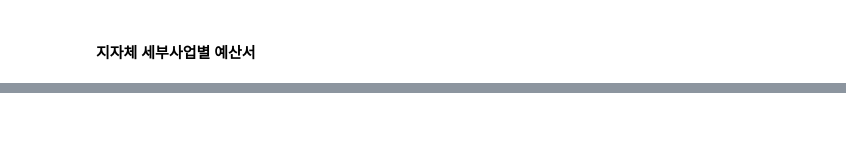
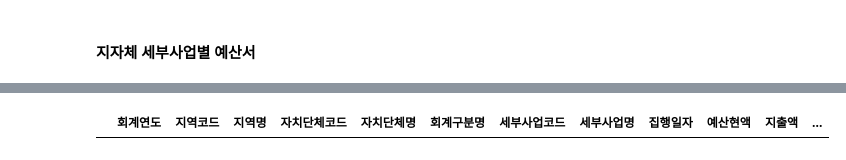
Before and after one commit to kkwann/mido_project, a Jupyter notebook: Data_preprocessing.ipynb, the cells around one changed output, grey strips where cells are left out. Saved outputs shown, nothing was run; the diff lists cells and outputs as text; code cells hidden in the pictures; blank space fills up the shorter version.

```diff
--- a/Data_preprocessing.ipynb
+++ b/Data_preprocessing.ipynb
@@ -153,3 +173,11 @@ budget_df_ytday = get_dataframe_from_bigquery('budget','budget_df_0' + ytday,big
+# %%
+# 새로 추가된 사업
+budget_df_new_temp1 = budget_df_today[~budget_df_today['세부사업코드'].isin(budget_df_ytday['세부사업코드'])].reset_index(drop=True).reset_index(drop=True)
+budget_df_new_temp2 = budget_df_today[~budget_df_today['세부사업명'].isin(budget_df_ytday['세부사업명'])].reset_index(drop=True).reset_index(drop=True)
+budget_df_new = pd.concat([budget_df_new_temp1,budget_df_new_temp2],axis=0).reset_index(drop=True)
+budget_df_new
+# %% [output]
+|  | 회계연도 | 지역코드 | 지역명 | 자치단체코드 | 자치단체명 | 회계구분명 | 세부사업코드 | 세부사업명 | 집행일자 | 예산현액 | 지출액 | ... |
 # %%
 # 사업명 전처리
 budget_df_today['세부사업명_re'] = budget_df_today['세부사업명'].apply(clean_text)
```
Also changed, not shown: parts of 21 cells of this notebook, 2 other files.
